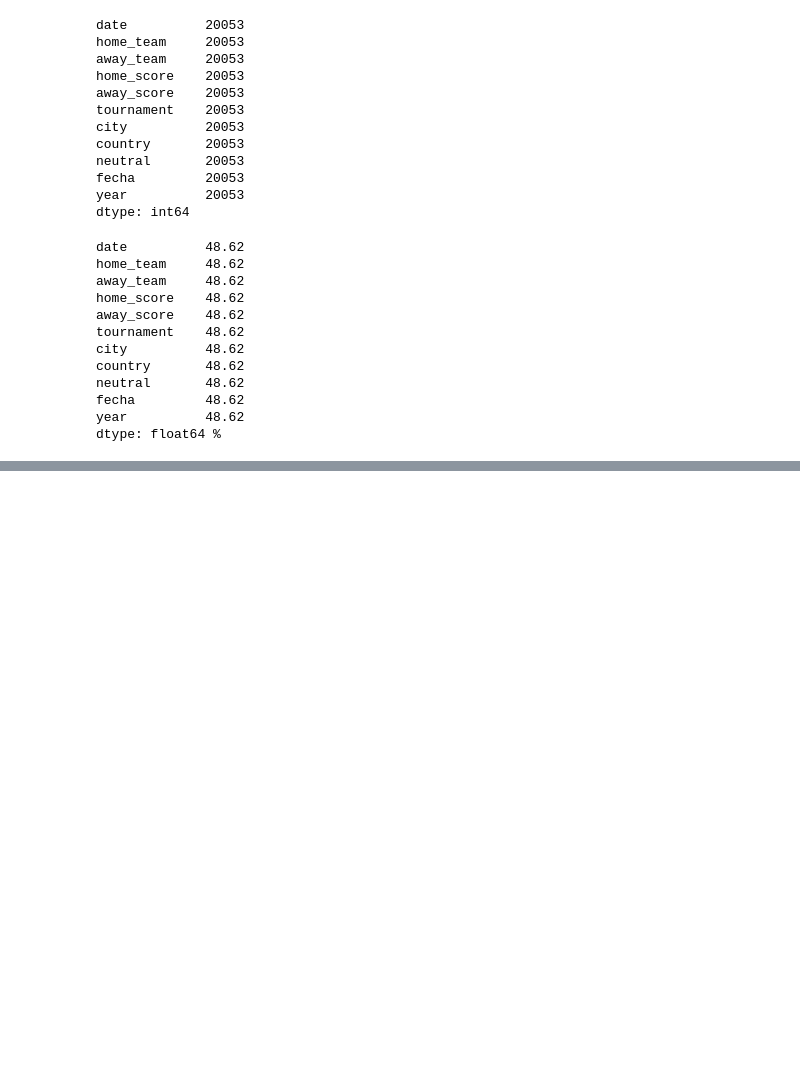
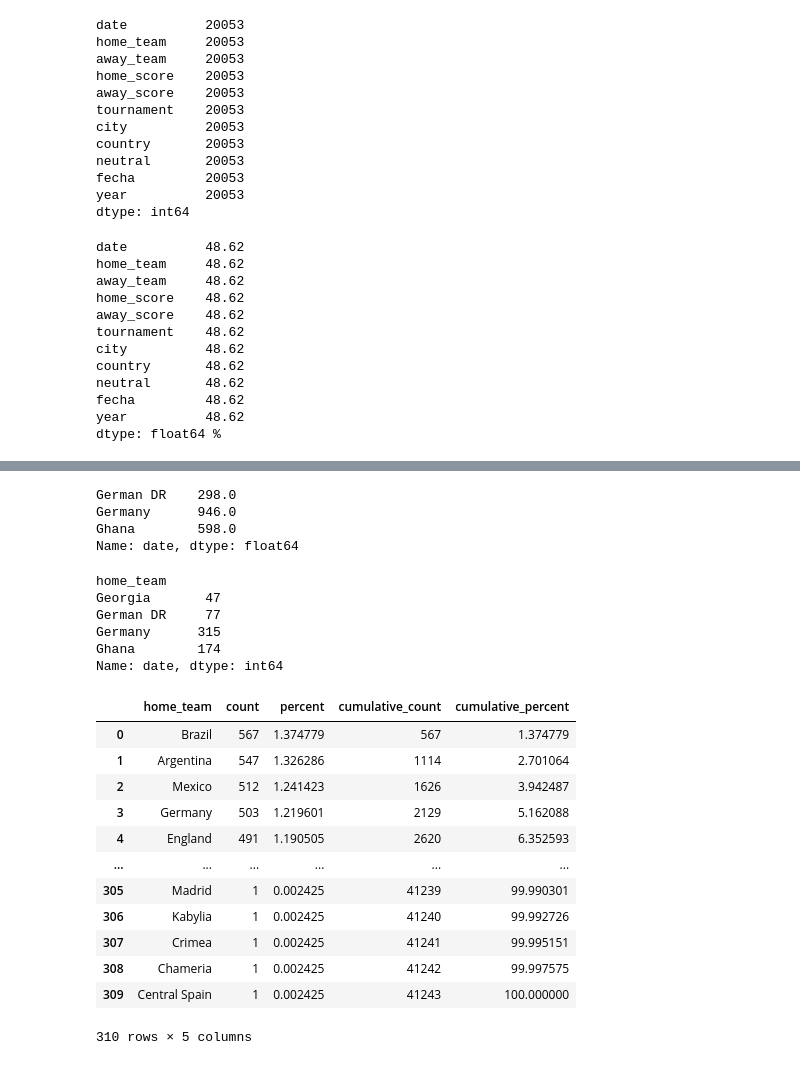
Before and after one commit to JMML2021/0501_sampling, a Jupyter notebook: 05_Sampling.ipynb, the cells around one changed output, grey strips where cells are left out. Saved outputs shown, nothing was run; the diff lists cells and outputs as text; code cells hidden in the pictures; blank space fills up the shorter version.

```diff
--- a/05_Sampling.ipynb
+++ b/05_Sampling.ipynb
@@ -347,0 +424,23 @@ dtype: float64 %
+# %%
+# Cantidad de partidos jugados por cada Pais
+partidosJugados = df1.groupby(['home_team']).count() + df1.groupby(['away_team'	]).count()
+partidosJugados= partidosJugados['date'][104:107]
+partidosJugados
+# %% [output]
+German DR    298.0
+Germany      946.0
+Ghana        598.0
+Name: date, dtype: float64
+# %%
+# Cantidad de partidos ganados en casa
+
+partidosJugados = df1[(df1['home_score'] > df1['away_score'])].groupby(['home_team']).count()
+partidosJugados= partidosJugados['date'][98:102]
+partidosJugados
+# %% [output]
+home_team
+Georgia       47
+German DR     77
+Germany      315
+Ghana        174
+Name: date, dtype: int64
@@ -347,0 +449,19 @@ dtype: float64 %
+# %%
+# Obtener la frecuencia de ocurrencia con Sidetable
+
+import sidetable as stb
+df1.stb.freq(['home_team'])
+# %% [output]
+|  | home_team | count | percent | cumulative_count | cumulative_percent |
+| 0 | Brazil | 567 | 1.374779 | 567 | 1.374779 |
+| 1 | Argentina | 547 | 1.326286 | 1114 | 2.701064 |
+| 2 | Mexico | 512 | 1.241423 | 1626 | 3.942487 |
+| 3 | Germany | 503 | 1.219601 | 2129 | 5.162088 |
+| 4 | England | 491 | 1.190505 | 2620 | 6.352593 |
+| ... | ... | ... | ... | ... | ... |
+| 305 | Madrid | 1 | 0.002425 | 41239 | 99.990301 |
+| 306 | Kabylia | 1 | 0.002425 | 41240 | 99.992726 |
+| 307 | Crimea | 1 | 0.002425 | 41241 | 99.995151 |
+| 308 | Chameria | 1 | 0.002425 | 41242 | 99.997575 |
+| 309 | Central Spain | 1 | 0.002425 | 41243 | 100.000000 |
+310 rows × 5 columns
```
Also changed, not shown: parts of 10 cells of this notebook.
